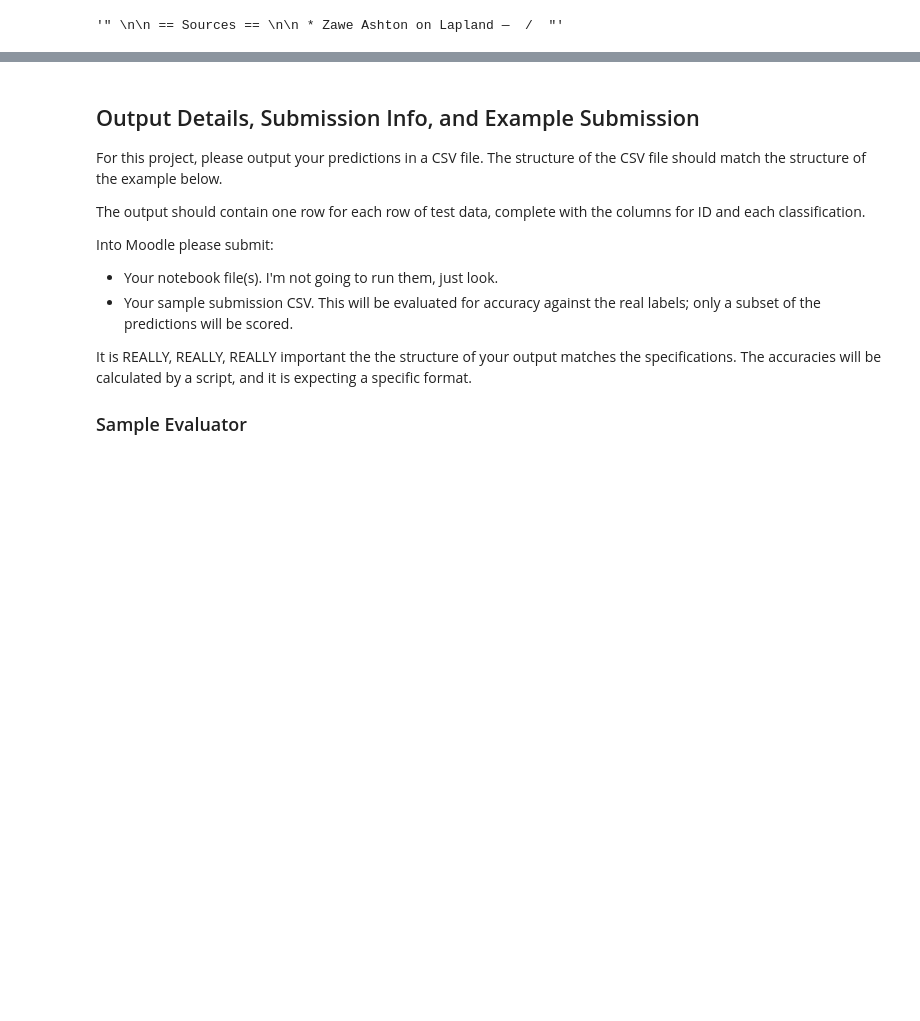
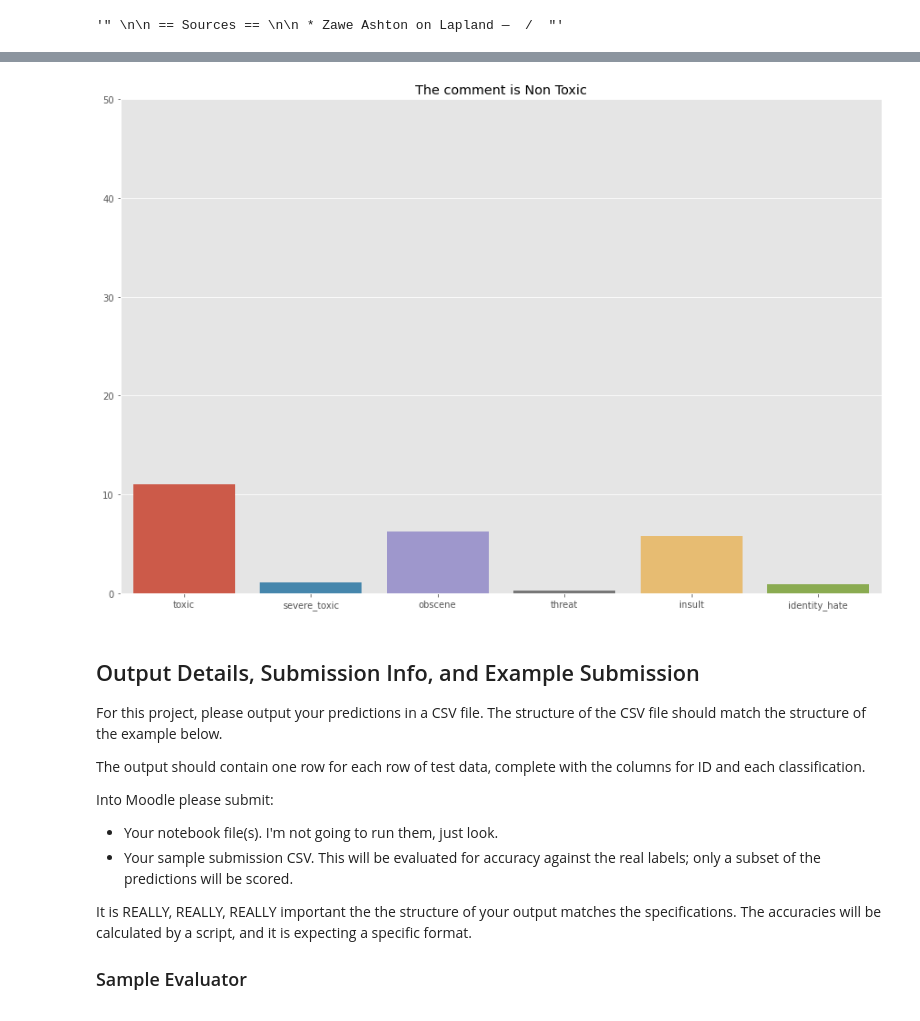
Before and after one commit to SidhST12/ItML_Project_1_Students, a Jupyter notebook: proj_1_start.ipynb, the cells around one changed output, grey strips where cells are left out. Saved outputs shown, nothing was run; the diff lists cells and outputs as text; code cells hidden in the pictures; blank space fills up the shorter version.

```diff
--- a/proj_1_start.ipynb
+++ b/proj_1_start.ipynb
@@ -56,3 +132,36 @@ test_df['comment_text'][2]
+# %%
+def make_test_predictions(df,classifier):
+
+
+    X_test = df.comment_text
+
+    X_test_transformed = vect.transform(X_test)
+
+    y_test_pred = classifier.predict_proba(X_test_transformed)
+
+    a = np.array(y_test_pred[0])
+    sns.barplot(x = cols_target,y =a*100)
+    plt.ylim((0,50))
+    result =  sum(y_test_pred[0])
+
+    if result >= 1:
+
+       plt.title('The comment is Toxic')
+
+
+    else :
+
+      plt.title('The comment is Non Toxic')
+#Enter the comment
+comment_text = "how can you say that stupid"
+
+comment ={'id':[1],'comment_text':[comment_text]}
+
+comment = pd.DataFrame(comment)
+
+make_test_predictions(comment,model)
+# %% [output]
+[figure, added]
 # %% [markdown]
 ## Output Details, Submission Info, and Example Submission
 
```
Also changed, not shown: parts of 8 cells of this notebook.
